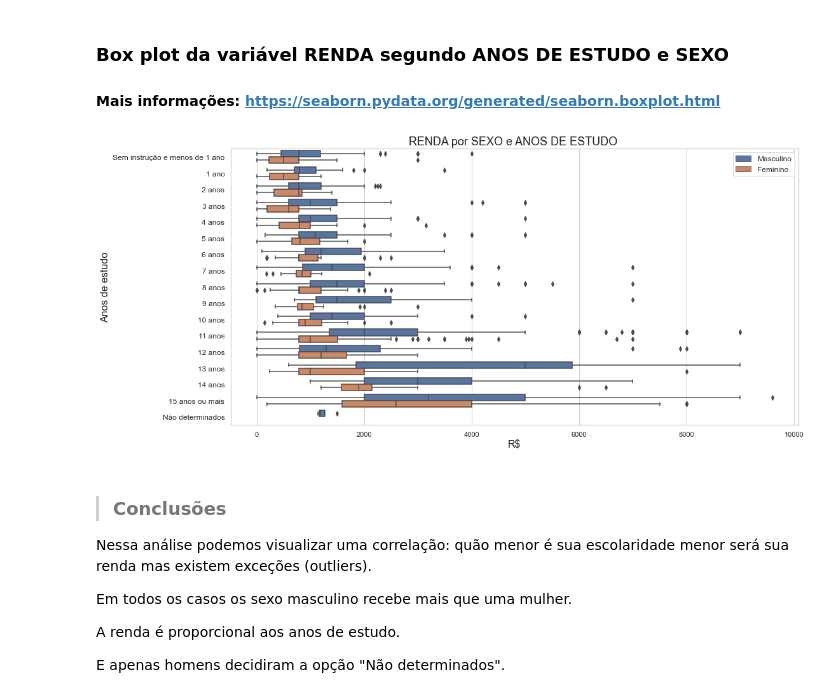
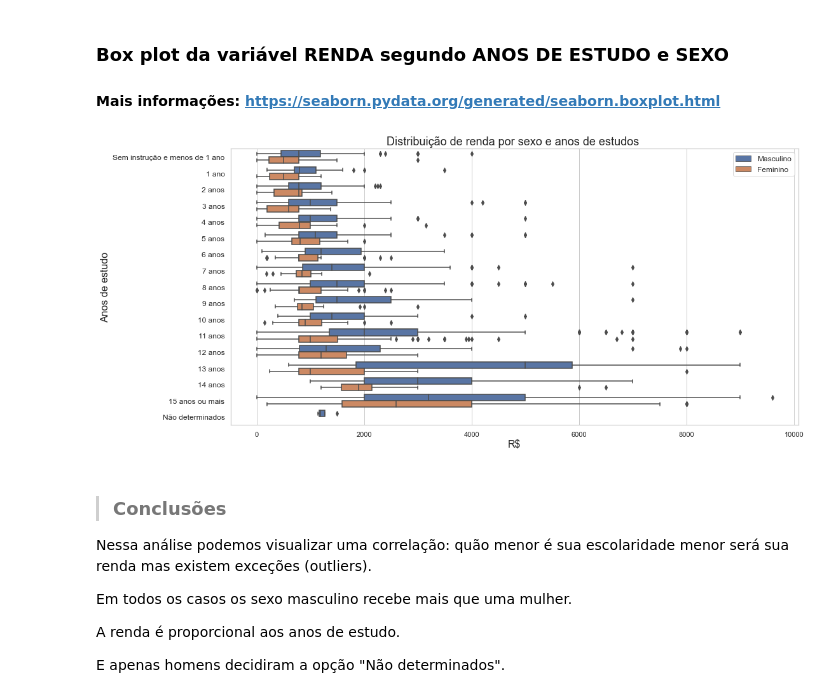
Before and after one commit to ziggy-data/Estatistica_IBGE, a Jupyter notebook: Trababalho_faculdade.ipynb, the cells around one changed output. Drawn from its saved outputs; the diff is of its cells as text; code cells hidden in the pictures.

```diff
--- a/Trababalho_faculdade.ipynb
+++ b/Trababalho_faculdade.ipynb
@@ -697,17 +711,17 @@ renda_por_sex_e_estudo
 # %%
 box = sns.boxplot(data = dados.query("Renda < 10000 and Idade == 50"),x='Renda', y='Anos de Estudo', hue='Sexo', orient='h')
 box.set_xlabel('R$', fontsize=16)
 box.set_ylabel('Anos de estudo', fontsize=16)
-box.set_title('RENDA por SEXO e ANOS DE ESTUDO ', fontsize=18)
+box.set_title('Distribuição de renda por sexo e anos de estudos ', fontsize=18)
 
 box.set_yticklabels([key for key in anos_de_estudo.values()],fontsize=12)
 handles, _ = box.get_legend_handles_labels()
 box.legend(handles,['Masculino','Feminino'], fontsize=12)
 
 box.figure.set_size_inches(16,8)
 plt.show()
 # %% [output]
-[figure, old version]
+[figure, new version]
 # %% [markdown]
 > ### Conclusões
 
```
Also changed, not shown: parts of 10 cells of this notebook, 1 other file.
